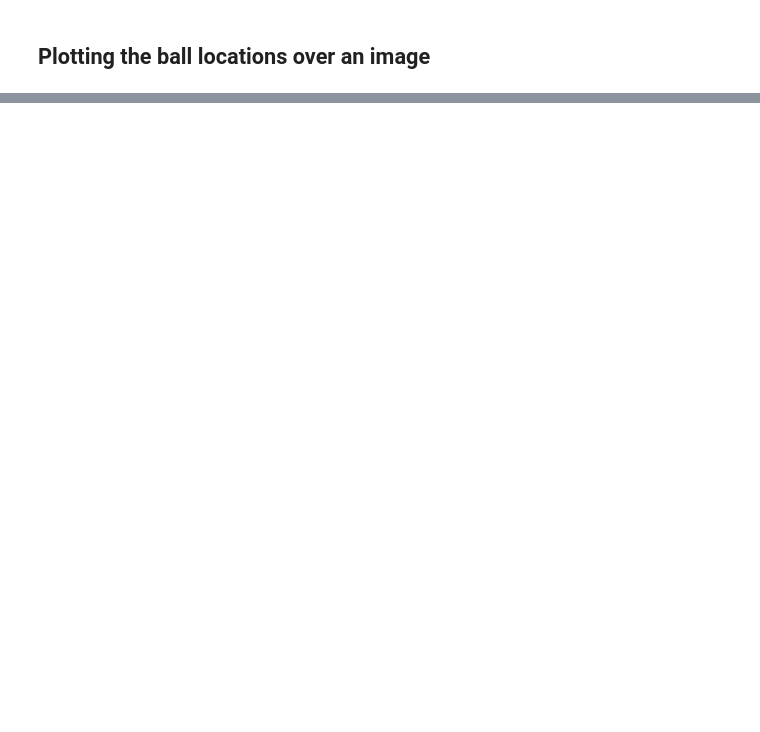
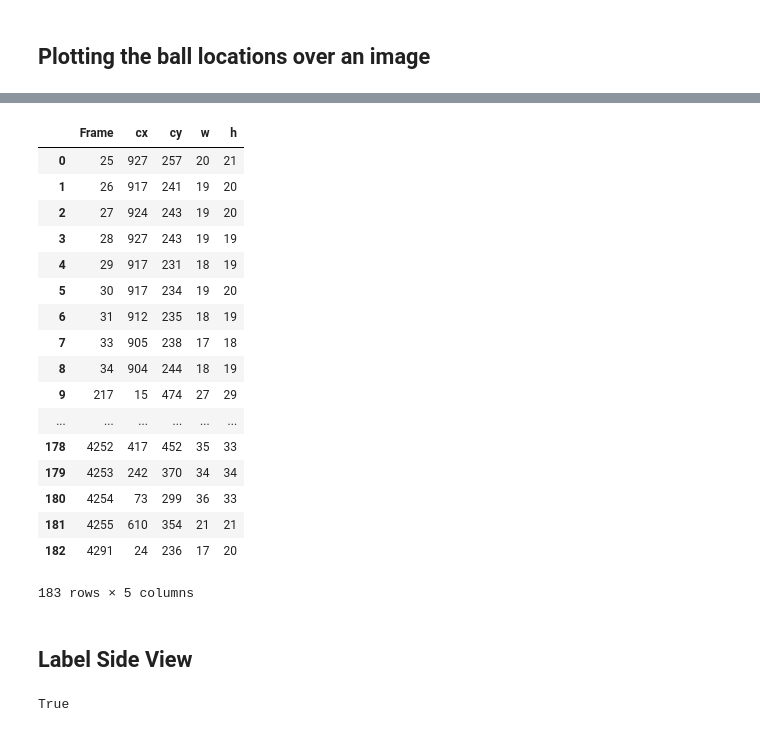
Before and after one commit to 2020-Computer-Vision/PitchAutomation, a Jupyter notebook: Pitch Analytics.ipynb, the cells around one changed output, grey strips where cells are left out. Saved outputs shown, nothing was run; the diff lists cells and outputs as text; code cells hidden in the pictures; blank space fills up the shorter version.

```diff
--- a/Pitch Analytics.ipynb
+++ b/Pitch Analytics.ipynb
@@ -266,0 +272,59 @@ plt.savefig("Pitch_Locations.png")
+# %%
+side
+# %% [output]
+|  | Frame | cx | cy | w | h |
+| 0 | 25 | 927 | 257 | 20 | 21 |
+| 1 | 26 | 917 | 241 | 19 | 20 |
+| 2 | 27 | 924 | 243 | 19 | 20 |
+| 3 | 28 | 927 | 243 | 19 | 19 |
+| 4 | 29 | 917 | 231 | 18 | 19 |
+| 5 | 30 | 917 | 234 | 19 | 20 |
+| 6 | 31 | 912 | 235 | 18 | 19 |
+| 7 | 33 | 905 | 238 | 17 | 18 |
+| 8 | 34 | 904 | 244 | 18 | 19 |
+| 9 | 217 | 15 | 474 | 27 | 29 |
+| ... | ... | ... | ... | ... | ... |
+| 178 | 4252 | 417 | 452 | 35 | 33 |
+| 179 | 4253 | 242 | 370 | 34 | 34 |
+| 180 | 4254 | 73 | 299 | 36 | 33 |
+| 181 | 4255 | 610 | 354 | 21 | 21 |
+| 182 | 4291 | 24 | 236 | 17 | 20 |
+183 rows × 5 columns
+# %% [markdown]
+## Label Side View
+# %%
+side1 = side.loc[9]
+side2 = side.loc[10]
+
+img = cv2.imread('frames/frame00219_SIDE.jpg')
+# obtain the mean x,y,width, and height values
+cx = side1['cx']
+cy = side1['cy']
+width = side1['w']
+height = side1['h']
+# image dimensions: (720, 1280)
+
+# top left and right of the average rectangle
+start = (int(cx - (width / 2)), int(cy - (height / 2)))
+end = (int(cx + (width / 2)), int(cy + (height / 2)))
+# draw avg rectangle over image and save it
+img = cv2.rectangle(img, start, end, (0, 0, 255) , 2)
+
+font                   = cv2.FONT_HERSHEY_SIMPLEX
+bottomLeftCornerOfText = (cx -15 ,cy - int(height/2) -3)
+fontScale              = 1
+fontColor              = (0,0,255)
+lineType               = 2
+
+img = cv2.putText(img,'Ball',
+    bottomLeftCornerOfText,
+    font,
+    fontScale,
+    fontColor,
+    lineType)
+
+img = img[150:,:900]
+
+cv2.imwrite("Side1.png", img)
+# %% [output]
+True
```
Also changed, not shown: parts of 8 cells of this notebook, 6 other files.
